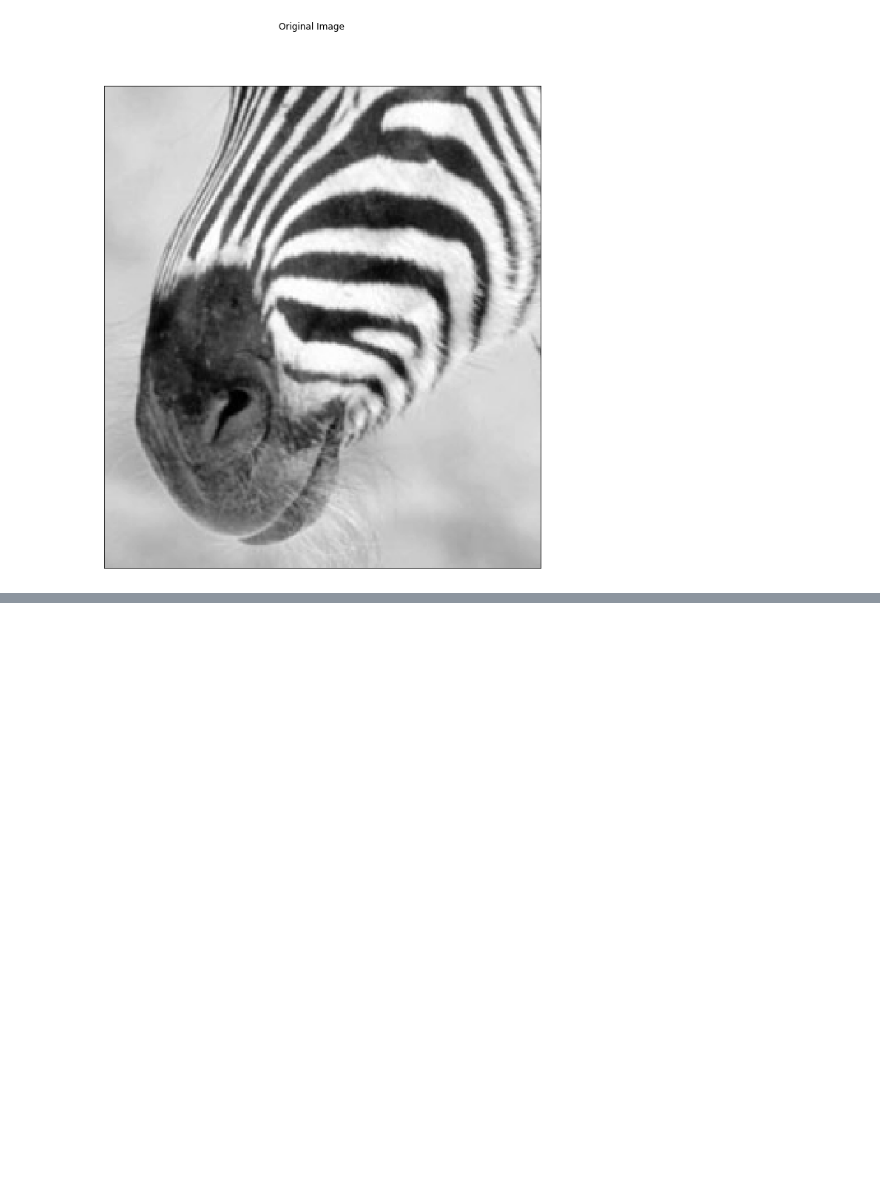
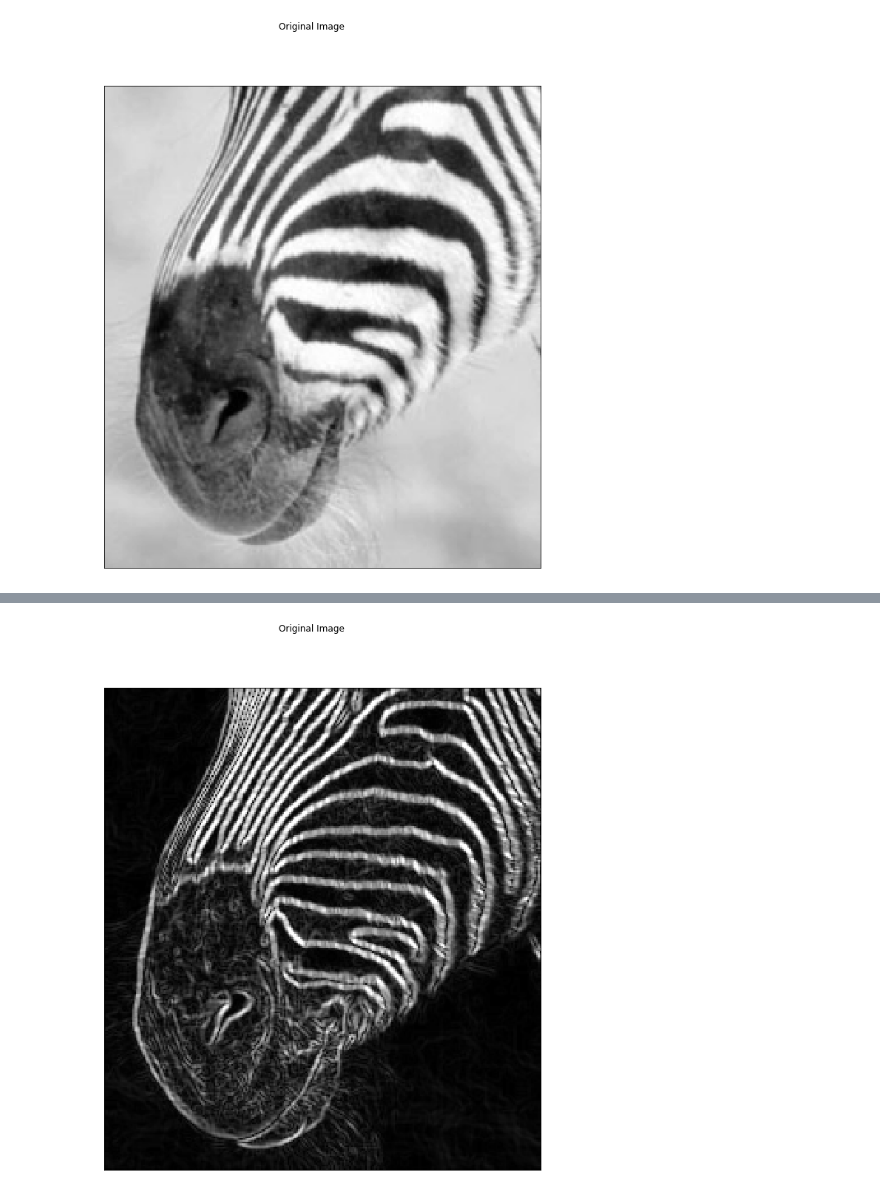
Before and after one commit to Guannan-Shen/image_data, a Jupyter notebook: bio_image/GaussianFilter_CannyEdgeDetection.ipynb, the cells around one changed output, grey strips where cells are left out. Drawn from its saved outputs; the diff is of its cells as text; code cells hidden in the pictures; blank space fills up the shorter version.

```diff
--- a/bio_image/GaussianFilter_CannyEdgeDetection.ipynb
+++ b/bio_image/GaussianFilter_CannyEdgeDetection.ipynb
@@ -448,0 +469,17 @@ plt.show()
+# %%
+def getGradientMagnitude(im):
+    "Get magnitude of gradient for given image"
+    dx = cv2.Sobel(im, cv2.CV_32F, 1, 0)
+    dy = cv2.Sobel(im, cv2.CV_32F, 0, 1)
+    dxabs = cv2.convertScaleAbs(dx)
+    dyabs = cv2.convertScaleAbs(dy)
+    mag = cv2.addWeighted(dxabs, 0.5, dyabs, 0.5, 0)
+    return mag
+
+mag = getGradientMagnitude(img)
+plt.imshow(mag, cmap = 'gray')
+plt.xticks([]), plt.yticks([]) # to hide tick values on X and Y axis
+plt.suptitle('Original Image')
+plt.show()
+# %% [output]
+[figure, added]
```
Also changed, not shown: parts of 8 cells of this notebook.
